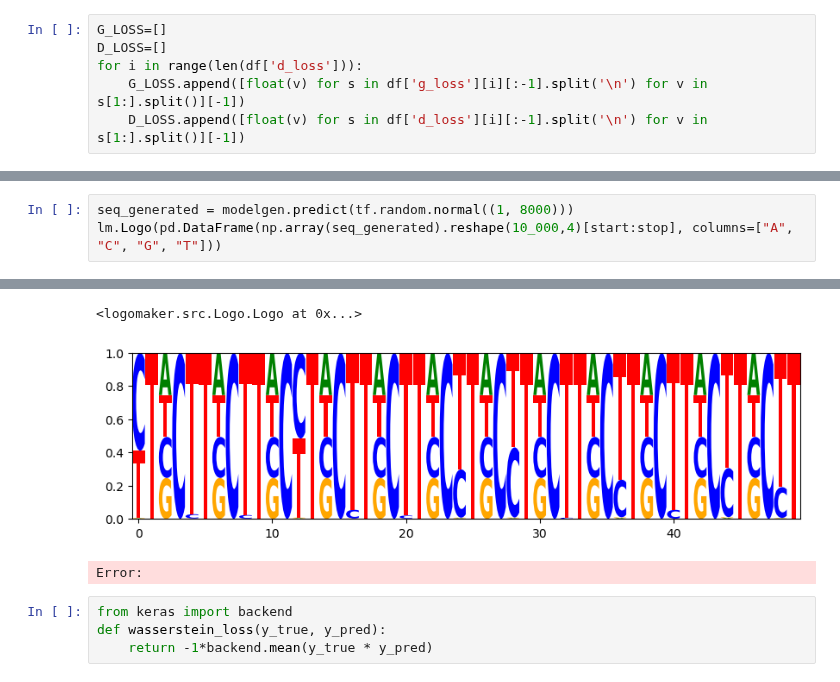
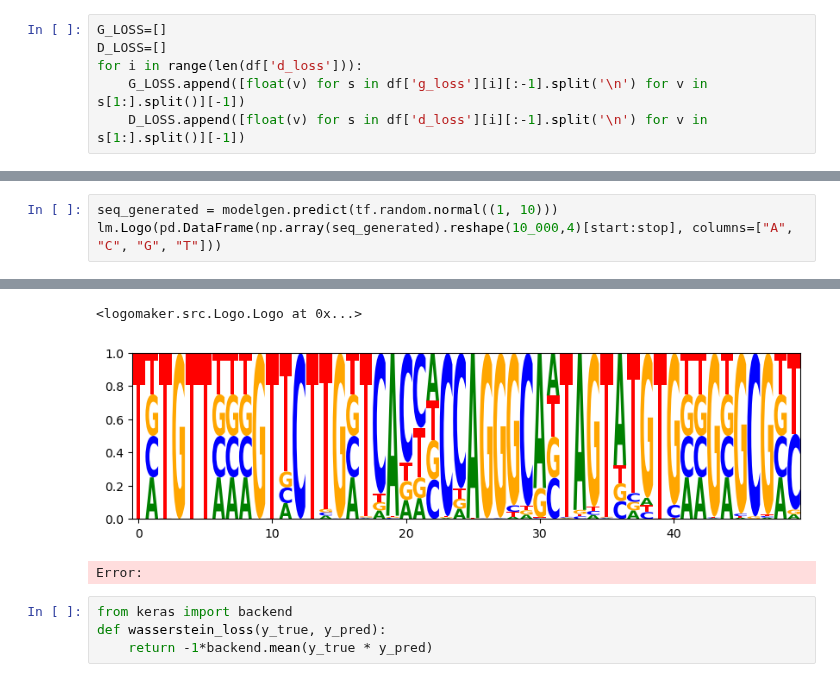
Before and after one commit to floriantilliet/mnhn_internship, a Jupyter notebook: gan_testing.ipynb, the cells around one changed output, grey strips where cells are left out. Cells and saved outputs as stored; diff of their text form.

```diff
--- a/gan_testing.ipynb
+++ b/gan_testing.ipynb
@@ -493,4 +480,4 @@ plt.axis("off")
 # %%
-seq_generated = modelgen.predict(tf.random.normal((1, 8000)))
+seq_generated = modelgen.predict(tf.random.normal((1, 10)))
 lm.Logo(pd.DataFrame(np.array(seq_generated).reshape(10_000,4)[start:stop], columns=["A", "C", "G", "T"]))
 # %% [output]
@@ -498,5 +485,5 @@ lm.Logo(pd.DataFrame(np.array(seq_generated).reshape(10_000,4)[start:stop], colu
 <logomaker.src.Logo.Logo at 0x...>
-[figure, old version]
+[figure, new version]
 Error:
 # %%
 from keras import backend
```
Also changed, not shown: parts of 8 cells of this notebook, 1 other file.
